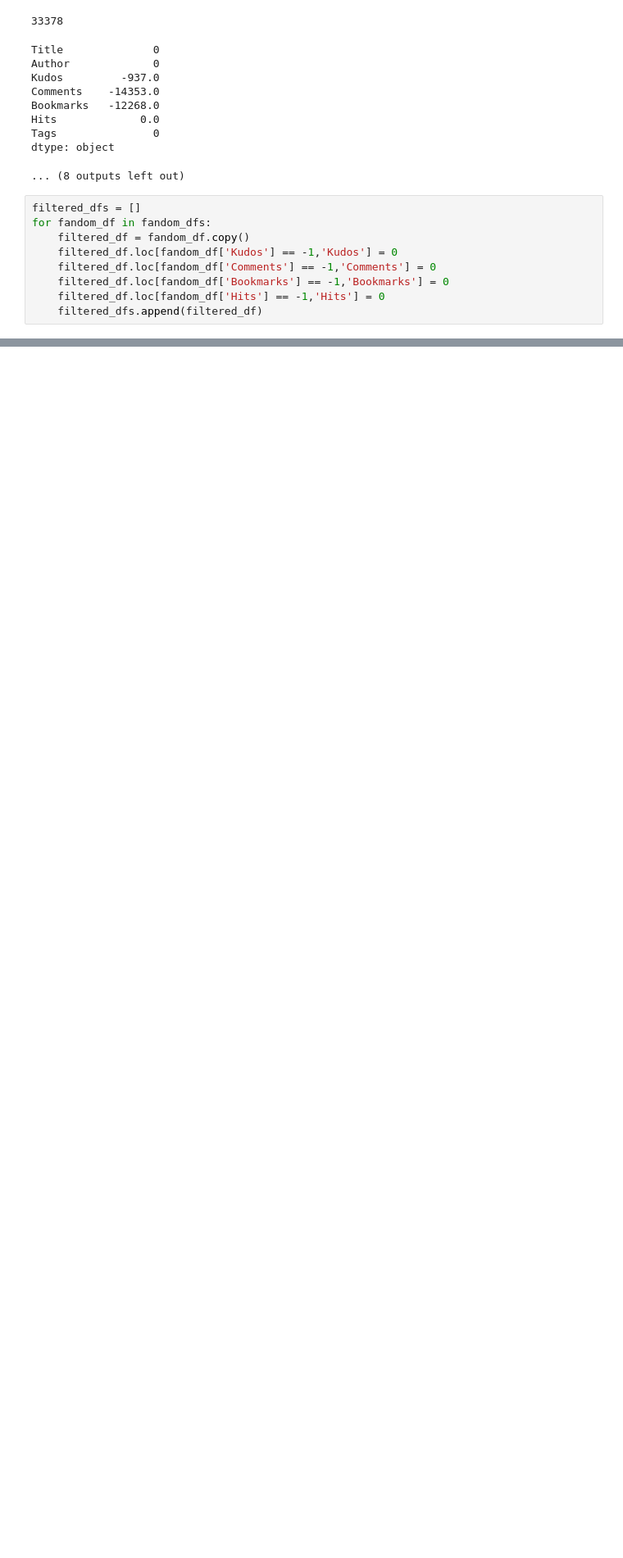
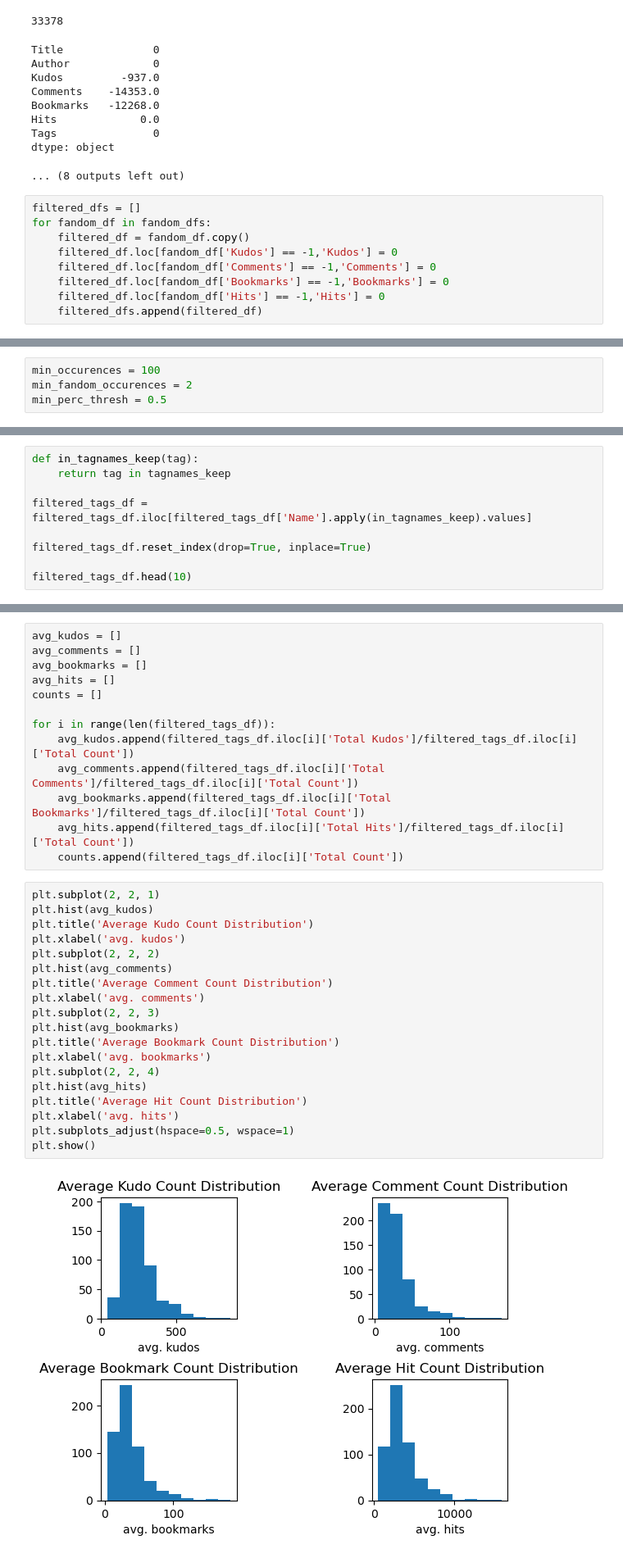
Before and after one commit to NicoPang/STAT-4185-Final-Project, a Jupyter notebook: main.ipynb, the cells around one changed output, grey strips where cells are left out. Shown at 82% size. Cells and saved outputs as stored; diff of their text form; blank space fills up the shorter version.

```diff
--- a/main.ipynb
+++ b/main.ipynb
@@ -384,0 +277,4 @@ print(sum)
+# %%
+min_occurences = 100
+min_fandom_occurences = 2
+min_perc_thresh = 0.5
@@ -384,0 +403,9 @@ print(sum)
+# %%
+def in_tagnames_keep(tag):
+    return tag in tagnames_keep
+
+filtered_tags_df = filtered_tags_df.iloc[filtered_tags_df['Name'].apply(in_tagnames_keep).values]
+
+filtered_tags_df.reset_index(drop=True, inplace=True)
+
+filtered_tags_df.head(10)
@@ -384,0 +462,34 @@ print(sum)
+# %%
+avg_kudos = []
+avg_comments = []
+avg_bookmarks = []
+avg_hits = []
+counts = []
+
+for i in range(len(filtered_tags_df)):
+    avg_kudos.append(filtered_tags_df.iloc[i]['Total Kudos']/filtered_tags_df.iloc[i]['Total Count'])
+    avg_comments.append(filtered_tags_df.iloc[i]['Total Comments']/filtered_tags_df.iloc[i]['Total Count'])
+    avg_bookmarks.append(filtered_tags_df.iloc[i]['Total Bookmarks']/filtered_tags_df.iloc[i]['Total Count'])
+    avg_hits.append(filtered_tags_df.iloc[i]['Total Hits']/filtered_tags_df.iloc[i]['Total Count'])
+    counts.append(filtered_tags_df.iloc[i]['Total Count'])
+# %%
+plt.subplot(2, 2, 1)
+plt.hist(avg_kudos)
+plt.title('Average Kudo Count Distribution')
+plt.xlabel('avg. kudos')
+plt.subplot(2, 2, 2)
+plt.hist(avg_comments)
+plt.title('Average Comment Count Distribution')
+plt.xlabel('avg. comments')
+plt.subplot(2, 2, 3)
+plt.hist(avg_bookmarks)
+plt.title('Average Bookmark Count Distribution')
+plt.xlabel('avg. bookmarks')
+plt.subplot(2, 2, 4)
+plt.hist(avg_hits)
+plt.title('Average Hit Count Distribution')
+plt.xlabel('avg. hits')
+plt.subplots_adjust(hspace=0.5, wspace=1)
+plt.show()
+# %% [output]
+[figure, added]
```
Also changed, not shown: parts of 43 cells of this notebook, 1 other file.
